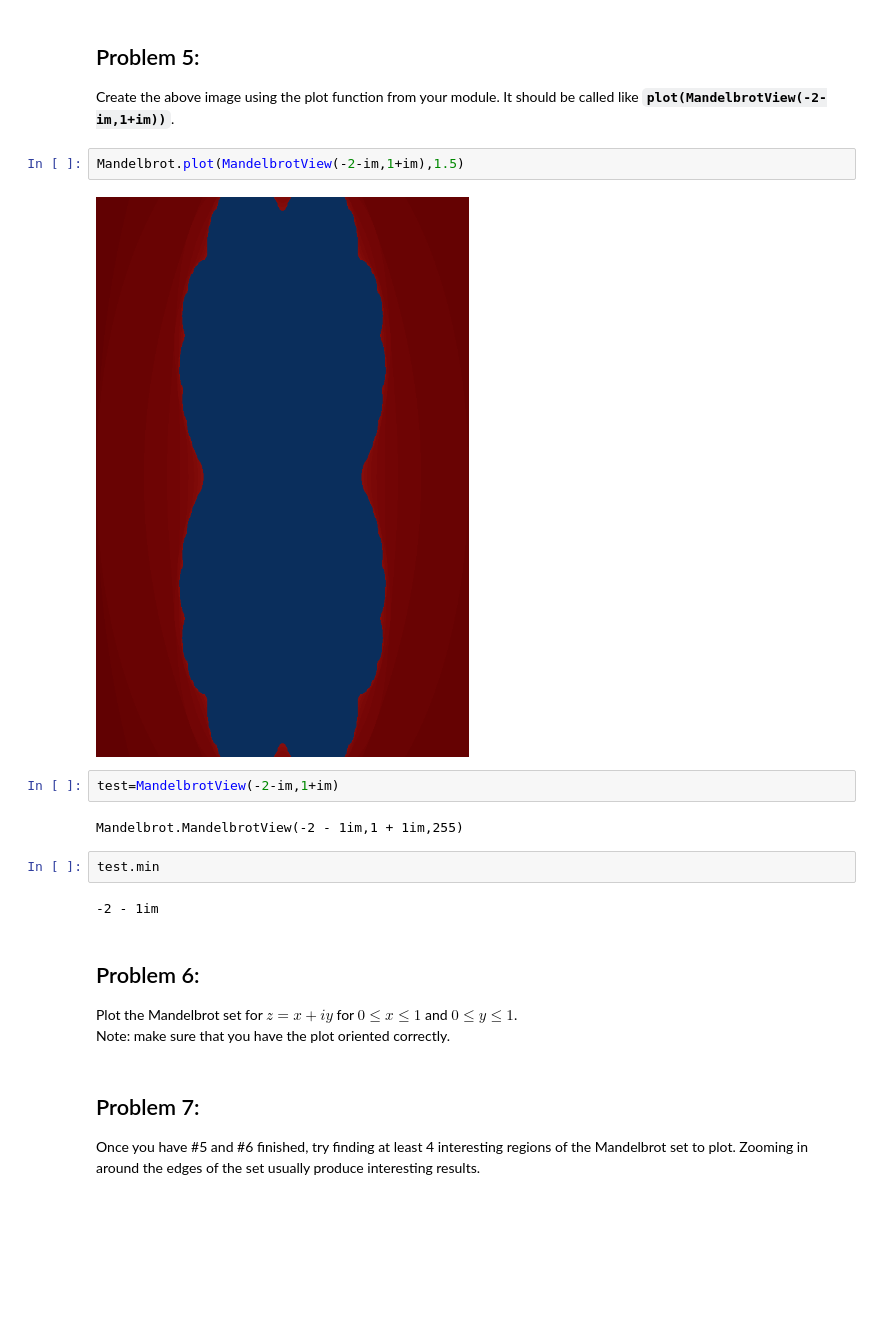
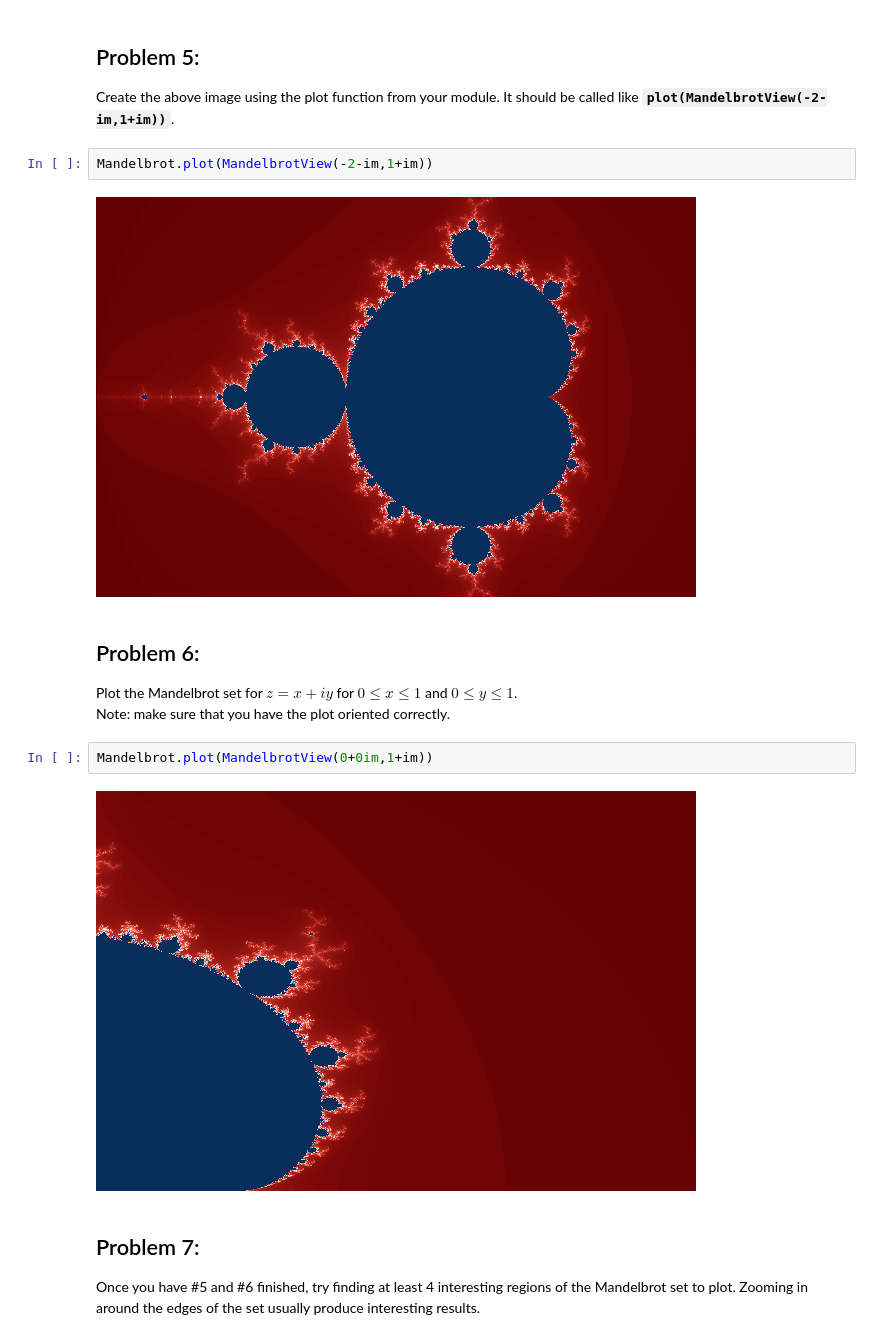
Before and after one commit to joshuanasiatka/FSU-Fall-2016, a Jupyter notebook: tpcs-sci-comp/projects/mandelbrot/mandelbrot.ipynb, the cells around one changed output. Drawn from its saved outputs; the diff is of its cells as text; blank space fills up the shorter version.

```diff
--- a/tpcs-sci-comp/projects/mandelbrot/mandelbrot.ipynb
+++ b/tpcs-sci-comp/projects/mandelbrot/mandelbrot.ipynb
@@ -239,21 +249,17 @@ ImageCmap(Y,colormap("RdBu",256))
 ## Problem 5:
 Create the above image using the plot function from your module. It should be called like __`plot(MandelbrotView(-2-im,1+im))`__.
 # %%
-Mandelbrot.plot(MandelbrotView(-2-im,1+im),1.5)
+Mandelbrot.plot(MandelbrotView(-2-im,1+im))
 # %% [output]
-[figure, old version]
+[figure, new version]
-# %%
-test=MandelbrotView(-2-im,1+im)
-# %% [output]
-Mandelbrot.MandelbrotView(-2 - 1im,1 + 1im,255)
-# %%
-test.min
-# %% [output]
--2 - 1im
 # %% [markdown]
 ## Problem 6:
 Plot the Mandelbrot set for $z = x + iy$ for $0 ≤ x ≤ 1$ and $0 ≤ y ≤ 1$.
 Note: make sure that you have the plot oriented correctly.
+# %%
+Mandelbrot.plot(MandelbrotView(0+0im,1+im))
+# %% [output]
+[figure, added]
 # %% [markdown]
 ## Problem 7:
 Once you have #5 and #6 finished, try finding at least 4 interesting regions of the Mandelbrot set to plot. Zooming in around the edges of the set usually produce interesting results.
```
Also changed, not shown: parts of 23 cells of this notebook, 2 other files.
